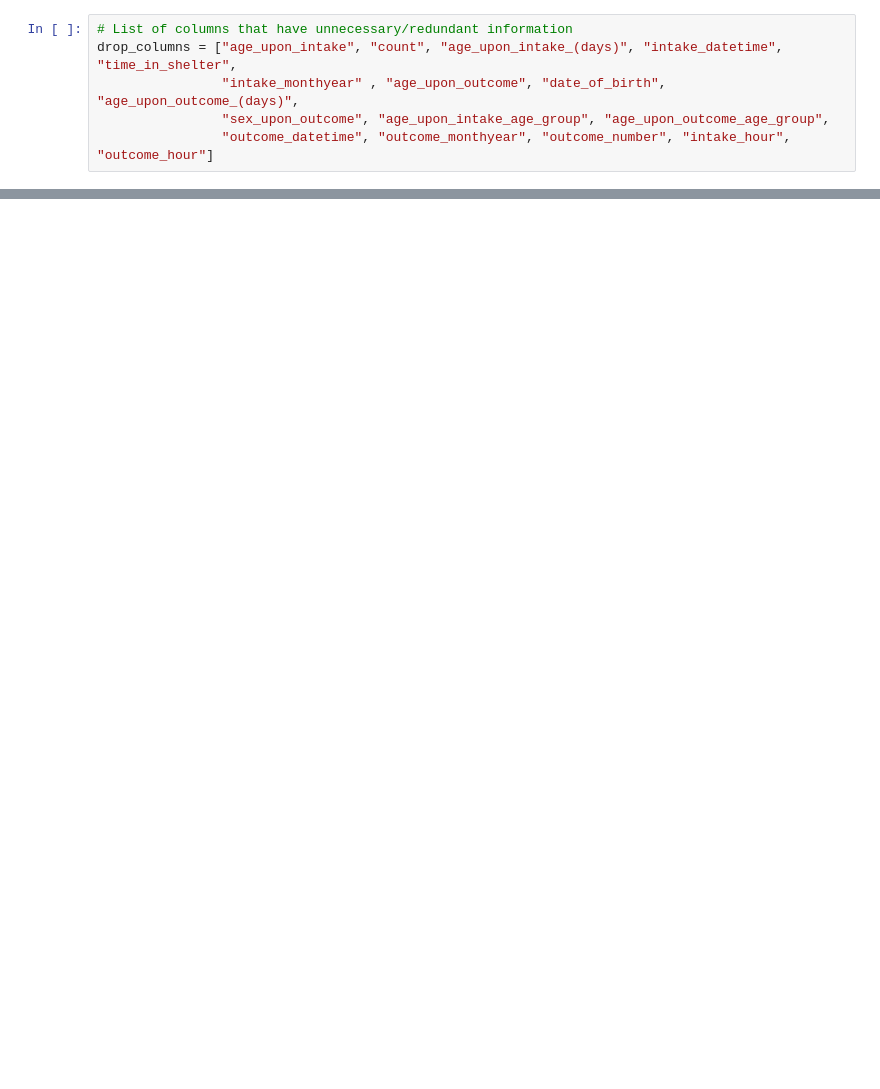
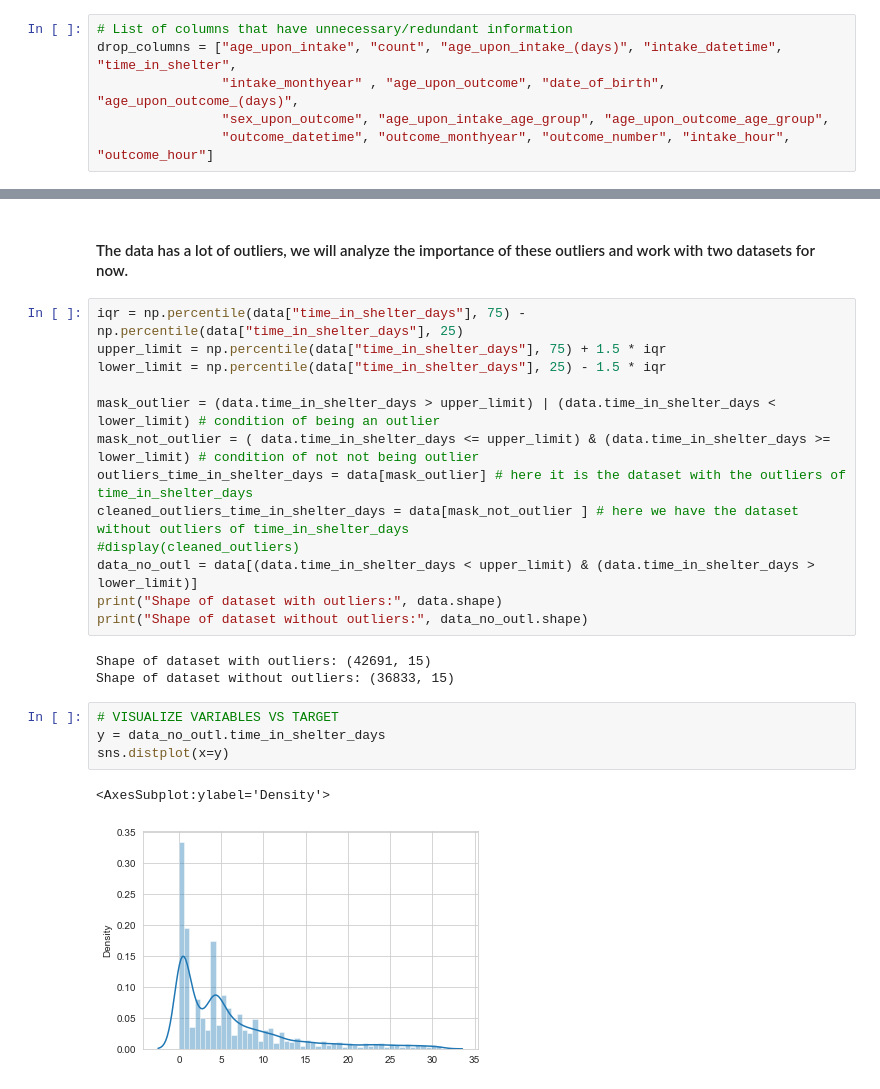
Before and after one commit to NicolasSpettel/Mid-Project, a Jupyter notebook: Mid-Project.ipynb, the cells around one changed output, grey strips where cells are left out. Cells and saved outputs as stored; diff of their text form; blank space fills up the shorter version.

Commit message:
added comments and beginning of feature engineering (outlier analysis)

```diff
--- a/Mid-Project.ipynb
+++ b/Mid-Project.ipynb
@@ -200,0 +212,25 @@ split column into two columns of sex: (female, male) and spayed/neutered: (1,0)
+# %% [markdown]
+#### The data has a lot of outliers, we will analyze the importance of these outliers and work with two datasets for now.
+# %%
+iqr = np.percentile(data["time_in_shelter_days"], 75) - np.percentile(data["time_in_shelter_days"], 25)
+upper_limit = np.percentile(data["time_in_shelter_days"], 75) + 1.5 * iqr
+lower_limit = np.percentile(data["time_in_shelter_days"], 25) - 1.5 * iqr
+
+mask_outlier = (data.time_in_shelter_days > upper_limit) | (data.time_in_shelter_days < lower_limit) # condition of being an outlier
+mask_not_outlier = ( data.time_in_shelter_days <= upper_limit) & (data.time_in_shelter_days >= lower_limit) # condition of not not being outlier
+outliers_time_in_shelter_days = data[mask_outlier] # here it is the dataset with the outliers of time_in_shelter_days
+cleaned_outliers_time_in_shelter_days = data[mask_not_outlier ] # here we have the dataset without outliers of time_in_shelter_days
+#display(cleaned_outliers)
+data_no_outl = data[(data.time_in_shelter_days < upper_limit) & (data.time_in_shelter_days > lower_limit)]
+print("Shape of dataset with outliers:", data.shape)
+print("Shape of dataset without outliers:", data_no_outl.shape)
+# %% [output]
+Shape of dataset with outliers: (42691, 15)
+Shape of dataset without outliers: (36833, 15)
+# %%
+# VISUALIZE VARIABLES VS TARGET
+y = data_no_outl.time_in_shelter_days
+sns.distplot(x=y)
+# %% [output]
+<AxesSubplot:ylabel='Density'>
+[figure, added]
```
Also changed, not shown: parts of 67 cells of this notebook.
